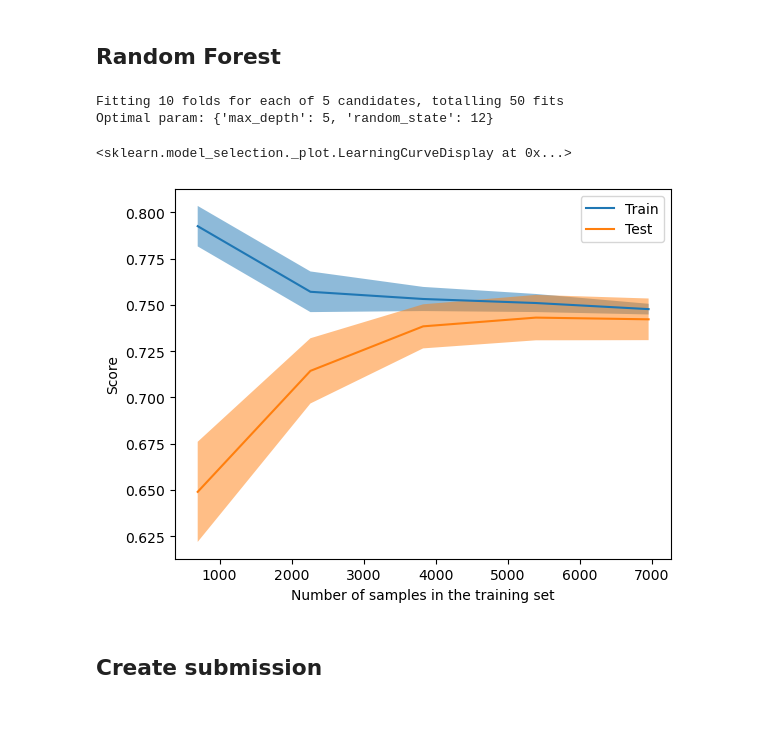
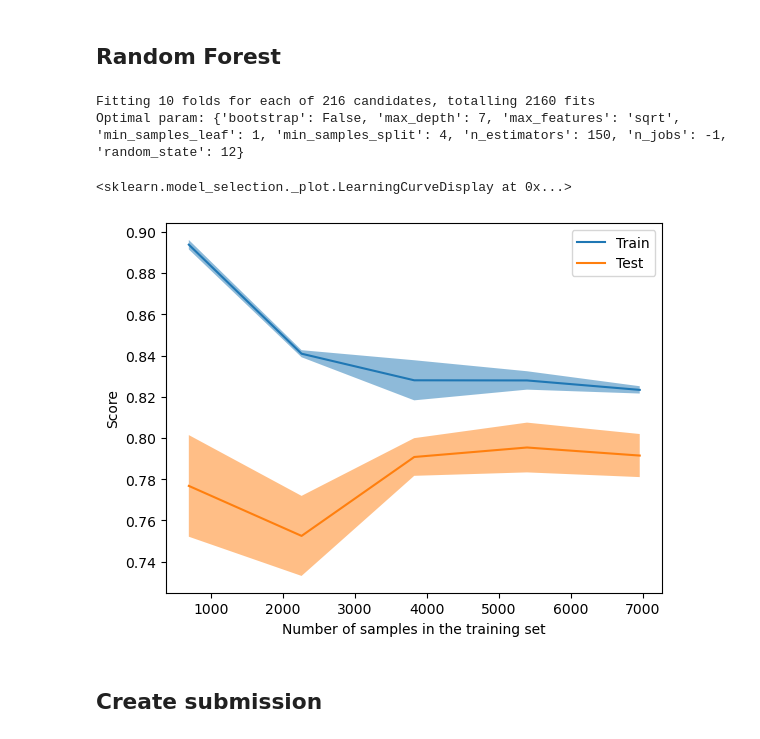
Before and after one commit to luca037/kaggle-competitions, a Jupyter notebook: spaceship-titanic/notebooks/spaceship-titanic_v0.ipynb, the cells around one changed output. Drawn from its saved outputs; the diff is of its cells as text; code cells hidden in the pictures.

```diff
--- a/spaceship-titanic/notebooks/spaceship-titanic_v0.ipynb
+++ b/spaceship-titanic/notebooks/spaceship-titanic_v0.ipynb
@@ -499,15 +478,11 @@ Up to this point there are two columns that have missing values: Age and CryoSle
 # Train datframe.
 print("Passengers that don't have both Age and CryoSleep (Train dataframe):")
 print(train_df[(train_df["Age"].isna()) & (train_df["CryoSleep"].isna())])
-# Set his value to False.
-train_df.loc[(train_df["Age"].isna()) & (train_df["CryoSleep"].isna()), "CryoSleep"] = 0
 
 # Test dataframe.
 print()
 print("Passengers that don't have both Age and CryoSleep (Test dataframe):")
 print(test_df[(test_df["Age"].isna()) & (test_df["CryoSleep"].isna())])
-# Set his value to False.
-test_df.loc[(test_df["Age"].isna()) & (test_df["CryoSleep"].isna()), "CryoSleep"] = 0
 # %% [output]
 Passengers that don't have both Age and CryoSleep (Train dataframe):
      PassengerId HomePlanet CryoSleep    Cabin  Destination  Age    VIP  \
@@ -560,0 +541,20 @@ test_df["Age"] = test_df["Age"].fillna(test_df["Age"].median())
+# %%
+def categ_age(age):
+    if age <= 12:
+        return "Child"
+    elif age <= 20:
+        return "Teen"
+    elif age <= 30:
+        return "Young adult"
+    elif age <= 55:
+        return "Adult"
+    else:
+        return "Elderly"
+
+# Train dataframe.
+new_age_col = train_df["Age"].apply(categ_age)
+print(new_age_col.value_counts())
+train_df["Age"] = new_age_col
+
+# Test dataframe.
+test_df["Age"] = test_df["Age"].apply(categ_age)
@@ -624,6 +641,6 @@ Column CabinSide (index: 8) -- data type: <class 'str'>
 # %%
 # Encode the categorical variables.
-to_encode = np.array([0, 2, 5, 6, 8])
+to_encode = np.array([0, 2, 3, 10, 11, 13])
 
 enc = OrdinalEncoder()
 
@@ -631,9 +648,6 @@ enc.fit(X_train[:, to_encode])
 X_train[:, to_encode] = enc.transform(X_train[:, to_encode])
 X_test[:, to_encode+1] = enc.transform(X_test[:, to_encode+1])
 
-#X_train[:, [1, 4]] = X_train[:, [1, 4]].astype(int)
-#X_test[:, [2, 5]] = X_test[:, [2, 5]].astype(int)
-
 # Print the data type of each column.
 for index_col, name_col in zip(range(X_train.shape[1]), features_names):
     print(f"Column {name_col} (index: {index_col}) -- data type: {type(X_train[0, index_col])}")
@@ -783,32 +670,36 @@ Column CabinSide (index: 8) -- data type: <class 'float'>
 ## Standardize data
 # %%
 # Standardize age and fare columns.
-to_scale = np.array([3, 7])
+to_scale = np.array([5, 6, 7, 8, 9, 12])
 
 # Create a copy for each set.
 X_train_scaled = np.copy(X_train)
-#X_val_scaled = np.copy(X_val)
 X_test_scaled = np.copy(X_test)
-#
-## Scale data.
+
+# Scale data.
 scaler = StandardScaler().fit(X_train[:, to_scale])
 X_train_scaled[:, to_scale] = scaler.transform(X_train[:, to_scale])
-#X_val_scaled[:, to_scale] = scaler.transform(X_val[:, to_scale])
 X_test_scaled[:, to_scale+1] = scaler.transform(X_test[:, to_scale+1])
 # %% [markdown]
 ## Random Forest
 # %%
 param_grid = {
-    "max_depth": [None, 5, 7, 10, 12],
+    "n_estimators": [100, 150],
+    "max_depth": [None, 5, 7, 10],
+    "min_samples_split": [2, 3, 4],
+    "min_samples_leaf": [1, 2, 3],
+    "max_features": ["sqrt", "log2", None],
+    "bootstrap":[False],
+    "n_jobs": [-1],
     "random_state": [12]
 }
 
 rf_gs = GridSearchCV(RandomForestClassifier(), param_grid, cv=10, verbose=1)
 rf_gs.fit(X_train_scaled, Y_train)
 print("Optimal param:", rf_gs.best_params_)
 LearningCurveDisplay.from_estimator(rf_gs.best_estimator_, X_train_scaled, Y_train)
 # %% [output]
-Fitting 10 folds for each of 5 candidates, totalling 50 fits
-Optimal param: {'max_depth': 5, 'random_state': 12}
+Fitting 10 folds for each of 216 candidates, totalling 2160 fits
+Optimal param: {'bootstrap': False, 'max_depth': 7, 'max_features': 'sqrt', 'min_samples_leaf': 1, 'min_samples_split': 4, 'n_estimators': 150, 'n_jobs': -1, 'random_state': 12}
 <sklearn.model_selection._plot.LearningCurveDisplay at 0x...>
-[figure, old version]
+[figure, new version]
```
Also changed, not shown: parts of 32 cells of this notebook, 2 other files.
